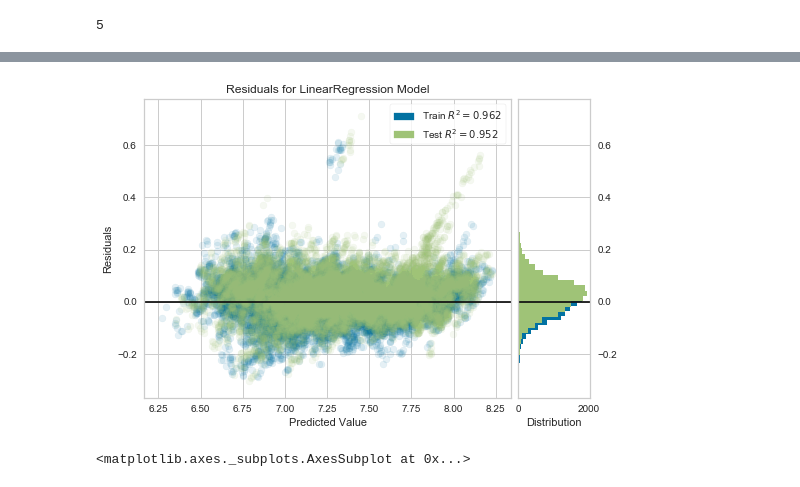
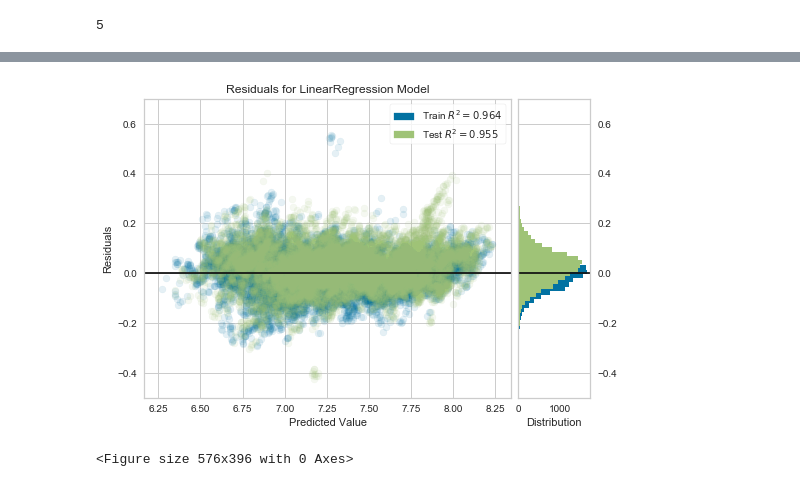
Before and after one commit to isa-adl/ZillowRent_capstone, a Jupyter notebook: Regression Model.ipynb, the cells around one changed output, grey strips where cells are left out. Saved outputs shown, nothing was run; the diff lists cells and outputs as text; code cells hidden in the pictures.

Commit message:
high low pop models

```diff
--- a/Regression Model.ipynb
+++ b/Regression Model.ipynb
@@ -28,6 +28,10 @@ zri['TotIncome'] = (zri['TotIncome']*1000)/zri['total_pop']
 zri['SalariesWages'] = (zri['SalariesWages']*1000)/zri['total_pop']
 zri['NumUnemply'] =(zri['NumUnemply']*1000)/zri['total_pop']
 zri['TotTaxes'] = (zri['TotTaxes']*1000)/zri['total_pop']
+# %%
+zipcodes = [12010, 13021, 90201, 91770, 91732, 90706, 91733, 12078]
+for zipcode in zipcodes:
+    zri.drop(zri[zri['ZIPCODE'] == zipcode].index, inplace = True)
 # %%
 #remove outliers
 #zri = zri[(zri.value < 3433.18)]
@@ -128,16 +133,16 @@ X_train = X_train[model_cols]
 
 X_test = X_test[model_cols2]
 # %%
-#feature selection
-model_cols = ['LogValue_2015', 'black_pop', 'asian_pop',
-       'vacant_housing_units_for_rent', 'natural_amenity_rank']
+# #feature selection
+# model_cols = ['LogValue_2015', 'black_pop', 'asian_pop',
+#        'vacant_housing_units_for_rent', 'natural_amenity_rank']
 
-model_cols2 = ['LogValue_2016', 'black_pop', 'asian_pop',
-       'vacant_housing_units_for_rent', 'natural_amenity_rank']
+# model_cols2 = ['LogValue_2016', 'black_pop', 'asian_pop',
+#        'vacant_housing_units_for_rent', 'natural_amenity_rank']
 
-X_train = X_train[model_cols]
+# X_train = X_train[model_cols]
 
-X_test = X_test[model_cols2]
+# X_test = X_test[model_cols2]
 # %% [markdown]
 ## Model Generation
 # %%
@@ -506,4 +501,8 @@ Test Score:  0.95234
 # %%
+train_set = pd.concat([X_train, y_train], axis=1)
+y = train_set['LogValue']
+x = train_set.drop('LogValue', axis=1)
+
 from sklearn.metrics import mean_squared_error
 
 def expo(list_):
@@ -511,13 +510,9 @@ def expo(list_):
 
 print('Final Model')
 print('-'*20)
-lm.fit(X_train, y_train)
-
-y_pred = lm.predict(X_test)
-
-
-print("R^2 Score:  %.2f" % (100*lm.score(X_train, y_train)))
-print("Mean Error: $%.0f\n" % mean_squared_error(y_test, y_pred))
+lm.fit(x, y)
+print("R^2 Score:  %.2f" % (100*lm.score(x, y)))
+print("Mean Error: $%.0f\n" % mean_squared_error(expo(y), expo(lm.predict(x)), squared=False))
 # %% [output]
 Final Model
 --------------------
@@ -530,0 +556,6 @@ x = train_set.drop('LogValue', axis=1)
+# %%
+dz.plot(figsize = (15,7)).legend(title='zipcode', bbox_to_anchor=(1, 1))
+plt.title('Yearly ZRI for zipcodes with largest residuals')
+plt.ylabel('ZRI')
+plt.rcParams.update({'font.size': 10})
+plt.savefig('YearlyZRIzipcodes.png')
@@ -914,11 +777,13 @@ pd.DataFrame({'name':name,'score':score})[:15].plot.bar(x='name', y='score')
 # %%
 from yellowbrick.datasets import load_concrete
 from yellowbrick.regressor import ResidualsPlot
 # Instantiate the linear model and visualizer
 visualizer = ResidualsPlot(lm, train_alpha = 0.1, test_alpha =0.1)
 visualizer.fit(X_train, y_train)  # Fit the training data to the visualizer
-visualizer.score(X_test, y_test)  # Evaluate ttrain_alpha = 0.1, test_alpha =0.01he model on the test data
+visualizer.score(X_test, y_test)# Evaluate ttrain_alpha = 0.1, test_alpha =0.01he model on the test data
+plt.ylim([-0.5, 0.7])
 visualizer.show()                 # Finalize and render the figure
+plt.savefig('Residuals1.png')
 # %% [output]
-[figure, old version]
+[figure, new version]
-<matplotlib.axes._subplots.AxesSubplot at 0x...>
+<Figure size 576x396 with 0 Axes>
```
Also changed, not shown: parts of 69 cells of this notebook, 2 other files.
